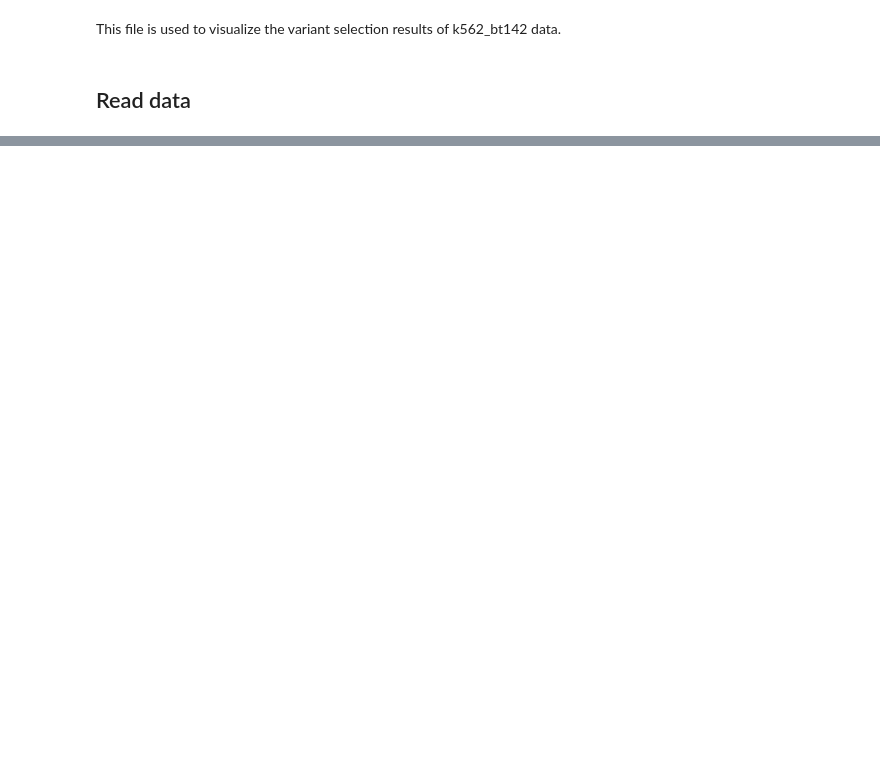
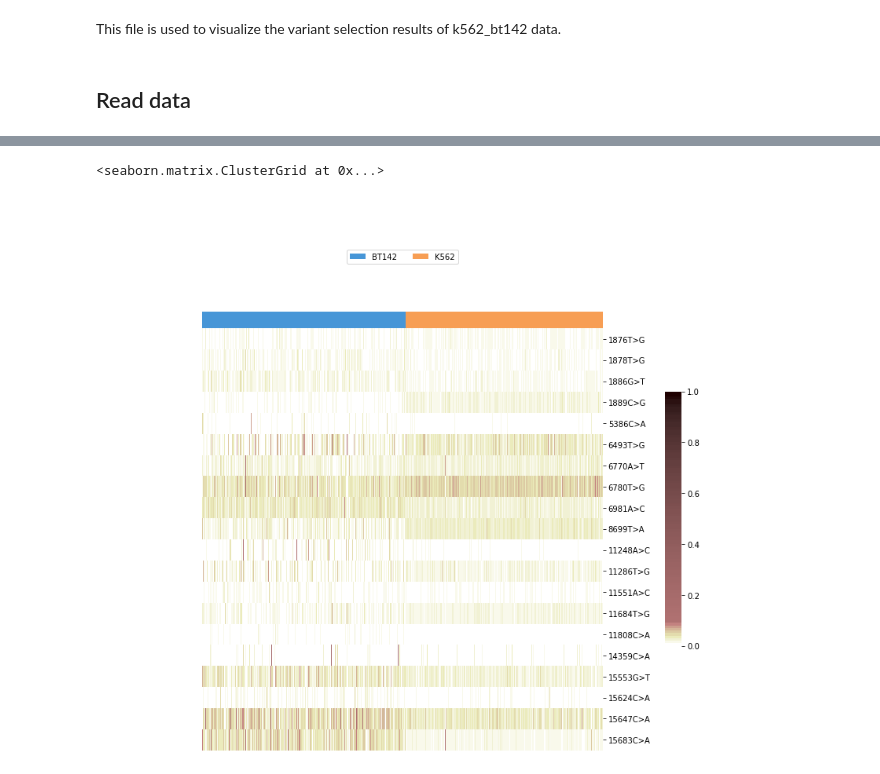
Before and after one commit to linxy29/civet_analysis, a Jupyter notebook: k562_bt142_plots.ipynb, the cells around one changed output, grey strips where cells are left out. Cells and saved outputs as stored; diff of their text form; code cells hidden in the pictures; blank space fills up the shorter version.

```diff
--- a/k562_bt142_plots.ipynb
+++ b/k562_bt142_plots.ipynb
@@ -47,0 +323,12 @@ vireoSNP.plot.anno_heat(allele_freq_matrix, col_anno=cell_label, col_order_ids=i
+# %%
+data_array = np.divide(random_sig_wald_variants_mquad.ad, random_sig_wald_variants_mquad.dp, where=(random_sig_wald_variants_mquad.dp != 0))
+data_array = np.nan_to_num(data_array)
+## plot
+mtSNP_ids = random_sig_wald_variants_mquad.variants
+cell_label = [clonID[clonID['barcode'] == barcode]['true_label'].values[0] for barcode in include_cell_barcode]
+id_uniq = np.unique(cell_label)
+vireoSNP.plot.anno_heat(data_array, col_anno=cell_label, col_order_ids=id_uniq,
+                        cmap=segpink, yticklabels=mtSNP_ids)
+# %% [output]
+<seaborn.matrix.ClusterGrid at 0x...>
+[figure, added]
```
Also changed, not shown: parts of 32 cells of this notebook, 3 other files.
